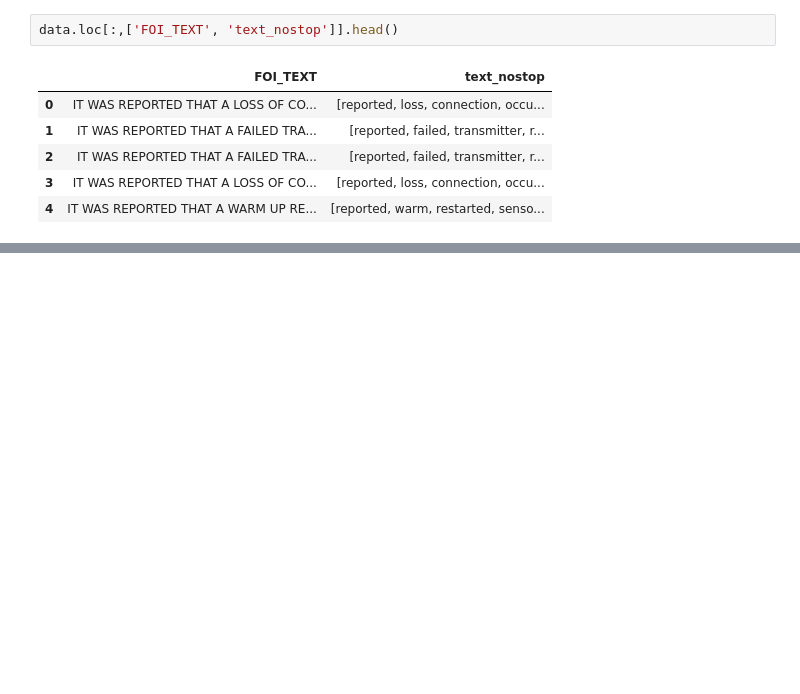
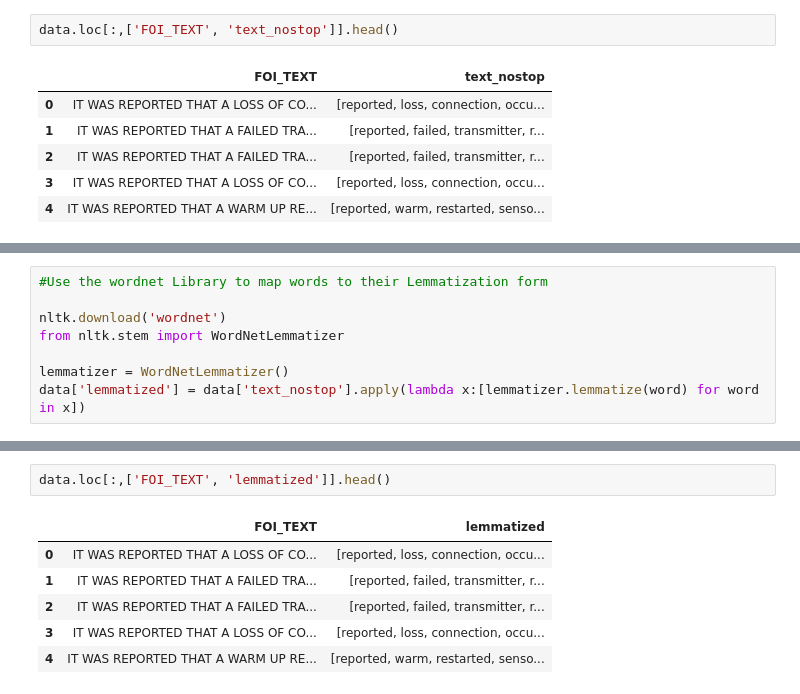
Before and after one commit to Drnjenkins/praxis-2023, a Jupyter notebook: 8-NLP-2020.ipynb, the cells around one changed output, grey strips where cells are left out. Cells and saved outputs as stored; diff of their text form; blank space fills up the shorter version.

```diff
--- a/8-NLP-2020.ipynb
+++ b/8-NLP-2020.ipynb
@@ -144,0 +163,8 @@ data.loc[:,['FOI_TEXT', 'text_nostop']].head()
+# %%
+#Use the wordnet Library to map words to their Lemmatization form
+
+nltk.download('wordnet')
+from nltk.stem import WordNetLemmatizer
+
+lemmatizer = WordNetLemmatizer()
+data['lemmatized'] = data['text_nostop'].apply(lambda x:[lemmatizer.lemmatize(word) for word in x])
@@ -144,0 +174,9 @@ data.loc[:,['FOI_TEXT', 'text_nostop']].head()
+# %%
+data.loc[:,['FOI_TEXT', 'lemmatized']].head()
+# %% [output]
+|  | FOI_TEXT | lemmatized |
+| 0 | IT WAS REPORTED THAT A LOSS OF CO... | [reported, loss, connection, occu... |
+| 1 | IT WAS REPORTED THAT A FAILED TRA... | [reported, failed, transmitter, r... |
+| 2 | IT WAS REPORTED THAT A FAILED TRA... | [reported, failed, transmitter, r... |
+| 3 | IT WAS REPORTED THAT A LOSS OF CO... | [reported, loss, connection, occu... |
+| 4 | IT WAS REPORTED THAT A WARM UP RE... | [reported, warm, restarted, senso... |
```
Also changed, not shown: parts of 5 cells of this notebook, 1 other file.
